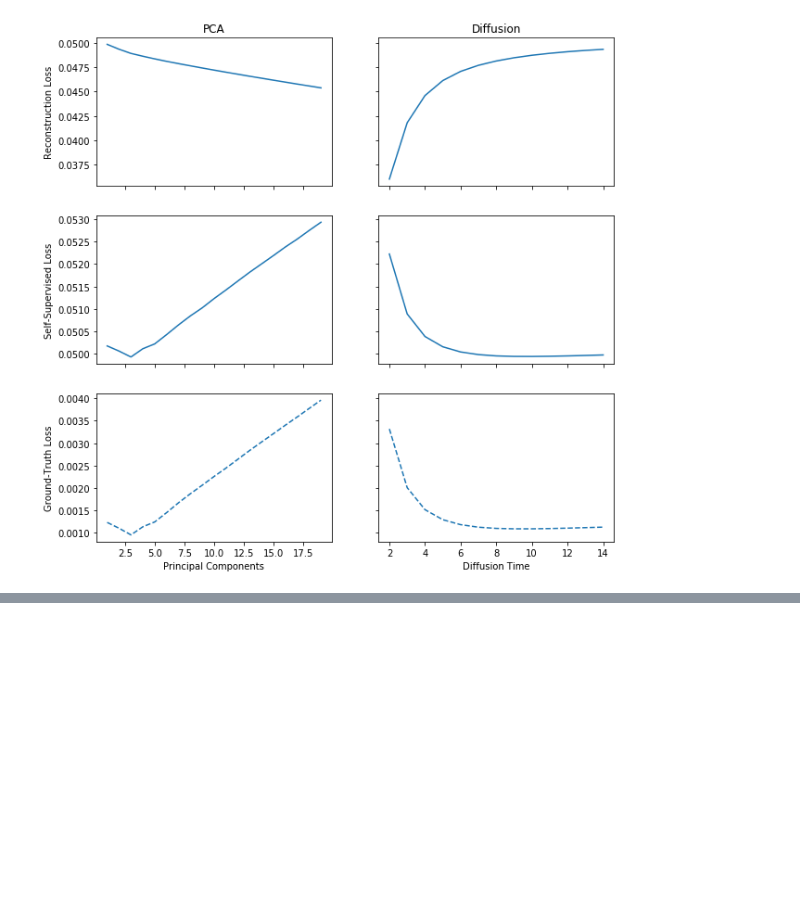
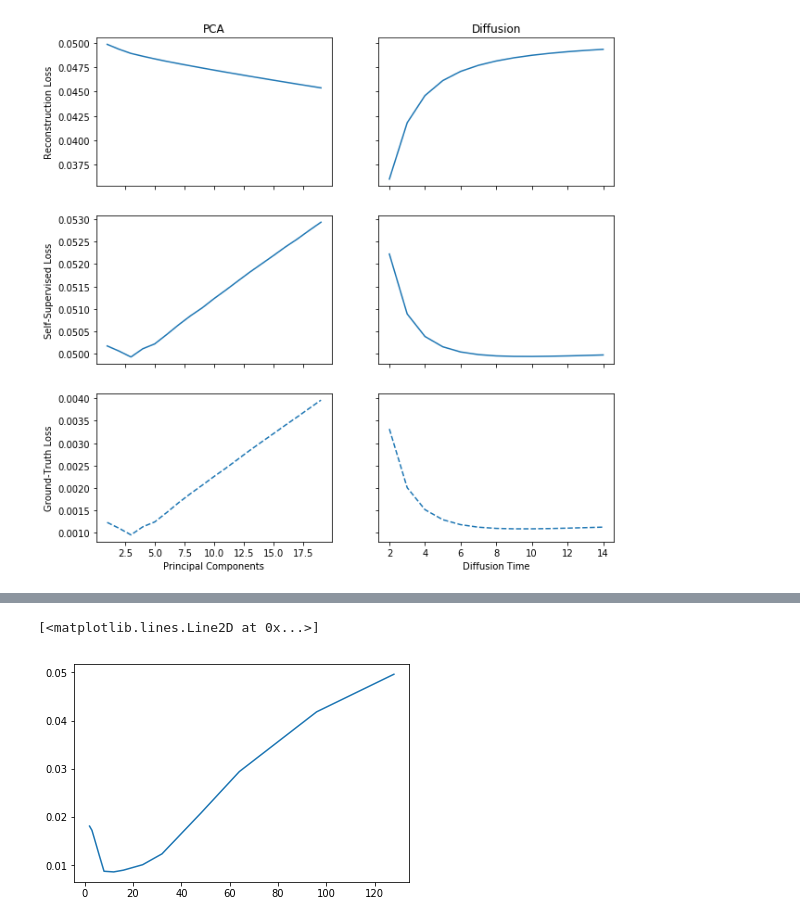
Before and after one commit to czbiohub-sf/molecular-cross-validation, a Jupyter notebook: src/noise2self_sc/Figure-Losses.ipynb, the cells around one changed output, grey strips where cells are left out. Cells and saved outputs as stored; diff of their text form; code cells hidden in the pictures; blank space fills up the shorter version.

```diff
--- a/src/noise2self_sc/Figure-Losses.ipynb
+++ b/src/noise2self_sc/Figure-Losses.ipynb
@@ -122,0 +150,5 @@ plt.savefig('figures/sim_mse.svg')
+# %%
+plt.plot(bottlenecks, sim_dca_mse['gt_loss'])
+# %% [output]
+[<matplotlib.lines.Line2D at 0x...>]
+[figure, added]
```
Also changed, not shown: parts of 3 cells of this notebook, 1 other file.
